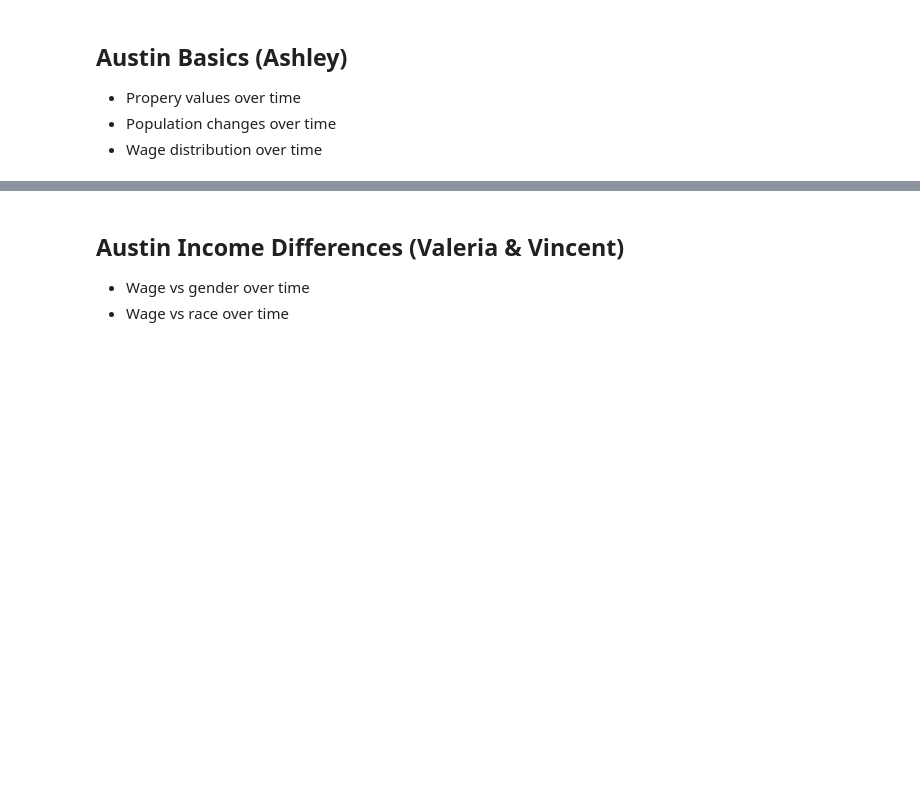
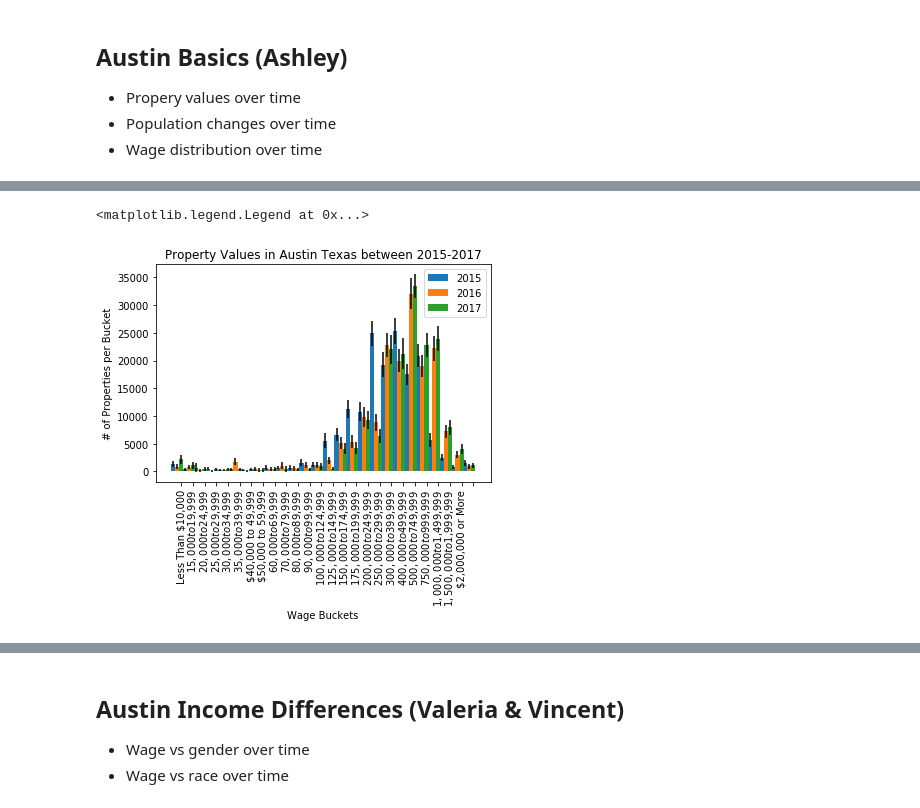
Before and after one commit to aktavern/Project-1, a Jupyter notebook: Project 1 - Final Data Analysis.ipynb, the cells around one changed output, grey strips where cells are left out. Cells and saved outputs as stored; diff of their text form; code cells hidden in the pictures; blank space fills up the shorter version.

Commit message:
updated property value graphs

```diff
--- a/Project 1 - Final Data Analysis.ipynb
+++ b/Project 1 - Final Data Analysis.ipynb
@@ -174,3 +148,67 @@ plt.bar(x3,y3,alpha=.5,color='y')
+# %%
+# get necessary data from table for chart
+atx_property = property_value.loc[property_value["Geography"] == "Austin, TX"]
+year1 = atx_property.loc[atx_property["Year"] == 2015]
+year2 = atx_property.loc[atx_property["Year"] == 2016]
+year3 = atx_property.loc[atx_property["Year"] == 2017]
+
+#identify x/y values and error for chart
+x1 = year1["ID Value Bucket"]
+y1 = year1["Property Value by Bucket"]
+y1err = year1["Property Value by Bucket Moe"]
+x2 = year2["ID Value Bucket"]
+y2 = year2["Property Value by Bucket"]
+y2err = year2["Property Value by Bucket Moe"]
+x3 = year3["ID Value Bucket"]
+y3 = year3["Property Value by Bucket"]
+y3err = year3["Property Value by Bucket Moe"]
+
+#identify properties for chart
+n = len(x1)
+ind = np.arange(n)
+width = 0.35
+width2 = 0.35
+
+# graph values on a bar chart
+fig, ax = plt.subplots()
+first = ax.bar(x1,y1,width,yerr = y1err, label="2015")
+second = ax.bar(ind+width,y2,width,yerr = y2err, label="2016")
+third = ax.bar(ind+width+width2,y3,width,yerr = y3err,label ="2017")
+
+# add labels and title
+ax.set_xlabel("Wage Buckets")
+ax.set_ylabel("# of Properties per Bucket")
+ax.set_title("Property Values in Austin Texas between 2015-2017")
+plt.xticks(ind + width * 2, rotation = 'vertical')
+ax.set_xticklabels(('Less Than $10,000',
+                    '$15,000 to $19,999',
+                    '$20,000 to $24,999',
+                    '$25,000 to $29,999',
+                    '$30,000 to $34,999',
+                    '$35,000 to $39,999',
+                    '$40,000 to 49,999',
+                    '$50,000 to 59,999',
+                    '$60,000 to $69,999',
+                    '$70,000 to $79,999',
+                    '$80,000 to $89,999',
+                    '$90,000 to $99,999',
+                    '$100,000 to $124,999',
+                    '$125,000 to $149,999',
+                    '$150,000 to $174,999',
+                    '$175,000 to $199,999',
+                    '$200,000 to $249,999',
+                    '$250,000 to $299,999',
+                    '$300,000 to $399,999',
+                    '$400,000 to $499,999',
+                    '$500,000 to $749,999',
+                    '$750,000 to $999,999',
+                    '$1,000,000 to $1,499,999',
+                    '$1,500,000 to $1,999,999',
+                    '$2,000,000 or More'))
+ax.legend()
+# %% [output]
+<matplotlib.legend.Legend at 0x...>
+[figure, added]
 # %%
 # charts on population changes over time
 # show which working ages live here
```
Also changed, not shown: parts of 5 cells of this notebook.
